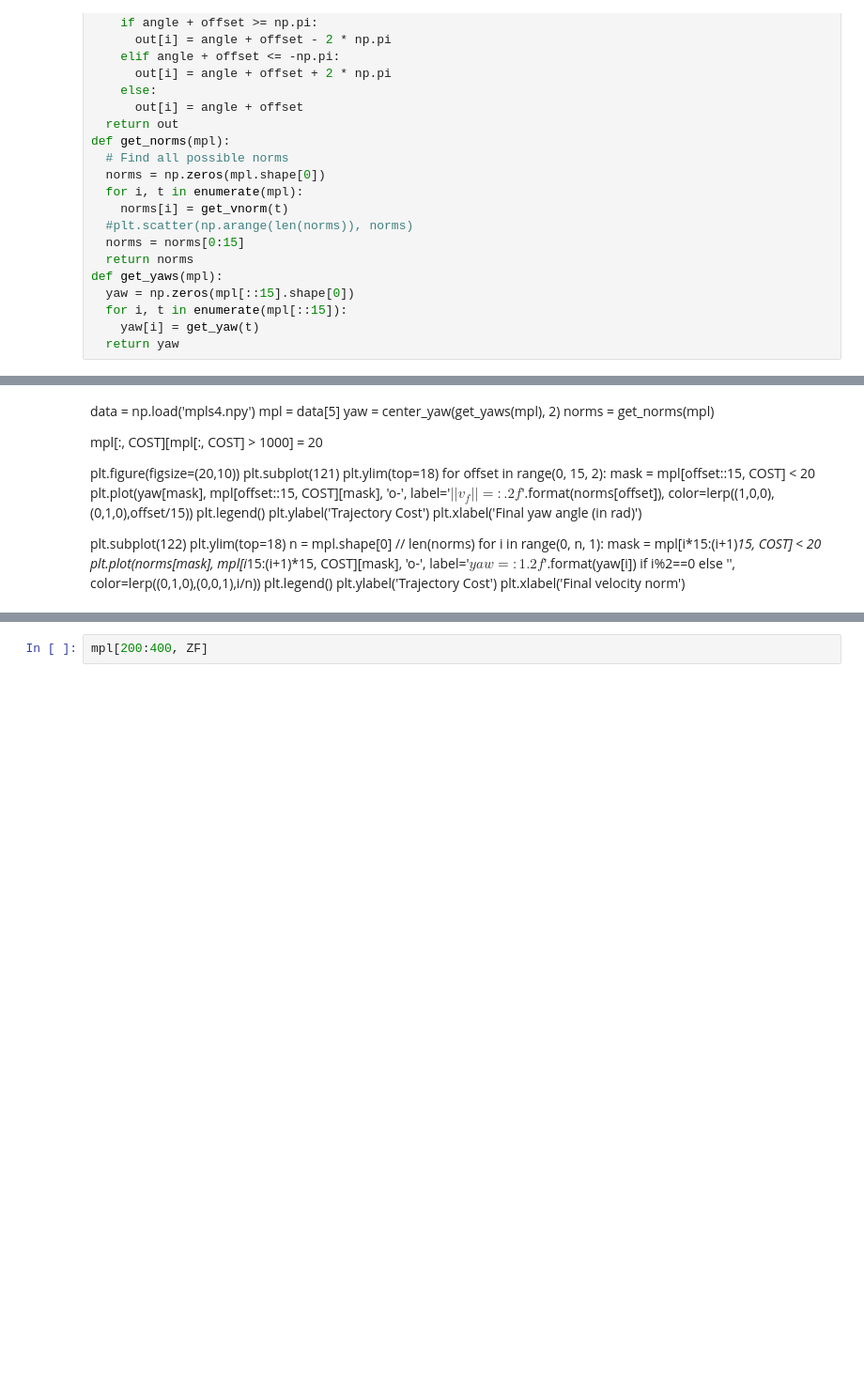
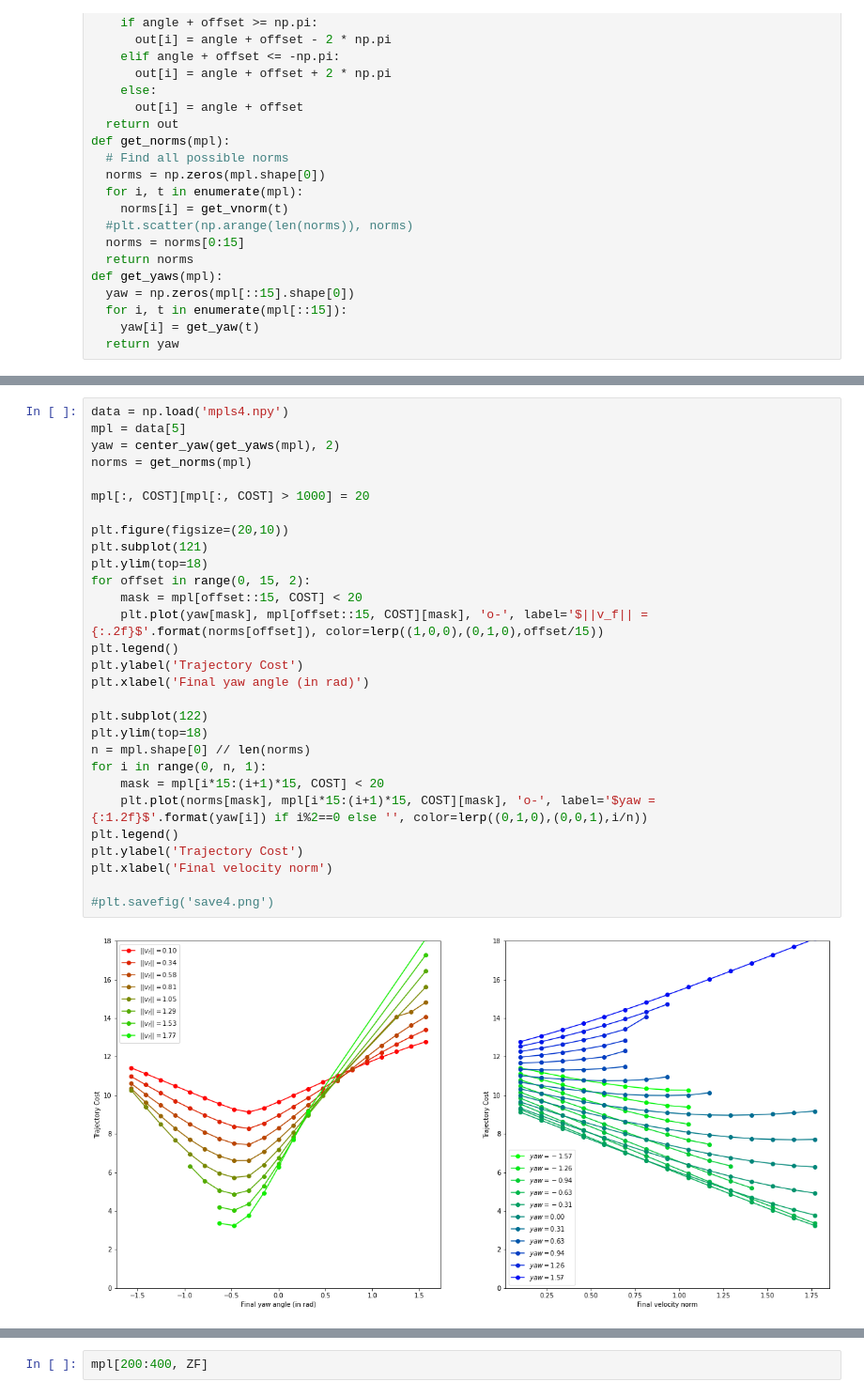
Before and after one commit to rhidra/autopilot, a Jupyter notebook: analysis/mp_optim/analysis.ipynb, the cells around one changed output, grey strips where cells are left out. Shown at 94% size. Drawn from its saved outputs; the diff is of its cells as text; blank space fills up the shorter version.

Commit message:
Add save file for screenshots

```diff
--- a/analysis/mp_optim/analysis.ipynb
+++ b/analysis/mp_optim/analysis.ipynb
@@ -67,33 +68,37 @@ Text(0.5, 0, 'Final velocity norm')
 [figure]
 # %% [markdown]
 <img src="./mpls4.png" width="400"/>
-# %% [markdown]
-data = np.load('mpls4.npy')
-mpl = data[5]
-yaw = center_yaw(get_yaws(mpl), 2)
-norms = get_norms(mpl)
-
-mpl[:, COST][mpl[:, COST] > 1000] = 20
-
-plt.figure(figsize=(20,10))
-plt.subplot(121)
-plt.ylim(top=18)
-for offset in range(0, 15, 2):
-    mask = mpl[offset::15, COST] < 20
-    plt.plot(yaw[mask], mpl[offset::15, COST][mask], 'o-', label='$||v_f|| = {:.2f}$'.format(norms[offset]), color=lerp((1,0,0),(0,1,0),offset/15))
-plt.legend()
-plt.ylabel('Trajectory Cost')
-plt.xlabel('Final yaw angle (in rad)')
-
-plt.subplot(122)
-plt.ylim(top=18)
-n = mpl.shape[0] // len(norms)
-for i in range(0, n, 1):
-    mask = mpl[i*15:(i+1)*15, COST] < 20
-    plt.plot(norms[mask], mpl[i*15:(i+1)*15, COST][mask], 'o-', label='$yaw = {:1.2f}$'.format(yaw[i]) if i%2==0 else '', color=lerp((0,1,0),(0,0,1),i/n))
-plt.legend()
-plt.ylabel('Trajectory Cost')
-plt.xlabel('Final velocity norm')
+# %%
+data = np.load('mpls4.npy')
+mpl = data[5]
+yaw = center_yaw(get_yaws(mpl), 2)
+norms = get_norms(mpl)
+
+mpl[:, COST][mpl[:, COST] > 1000] = 20
+
+plt.figure(figsize=(20,10))
+plt.subplot(121)
+plt.ylim(top=18)
+for offset in range(0, 15, 2):
+    mask = mpl[offset::15, COST] < 20
+    plt.plot(yaw[mask], mpl[offset::15, COST][mask], 'o-', label='$||v_f|| = {:.2f}$'.format(norms[offset]), color=lerp((1,0,0),(0,1,0),offset/15))
+plt.legend()
+plt.ylabel('Trajectory Cost')
+plt.xlabel('Final yaw angle (in rad)')
+
+plt.subplot(122)
+plt.ylim(top=18)
+n = mpl.shape[0] // len(norms)
+for i in range(0, n, 1):
+    mask = mpl[i*15:(i+1)*15, COST] < 20
+    plt.plot(norms[mask], mpl[i*15:(i+1)*15, COST][mask], 'o-', label='$yaw = {:1.2f}$'.format(yaw[i]) if i%2==0 else '', color=lerp((0,1,0),(0,0,1),i/n))
+plt.legend()
+plt.ylabel('Trajectory Cost')
+plt.xlabel('Final velocity norm')
+
+#plt.savefig('save4.png')
+# %% [output]
+[figure, added]
 # %% [markdown]
 <img src="./mpls5.png" width="400"/>
 # %%
```
Also changed, not shown: parts of 4 cells of this notebook, 5 other files.
